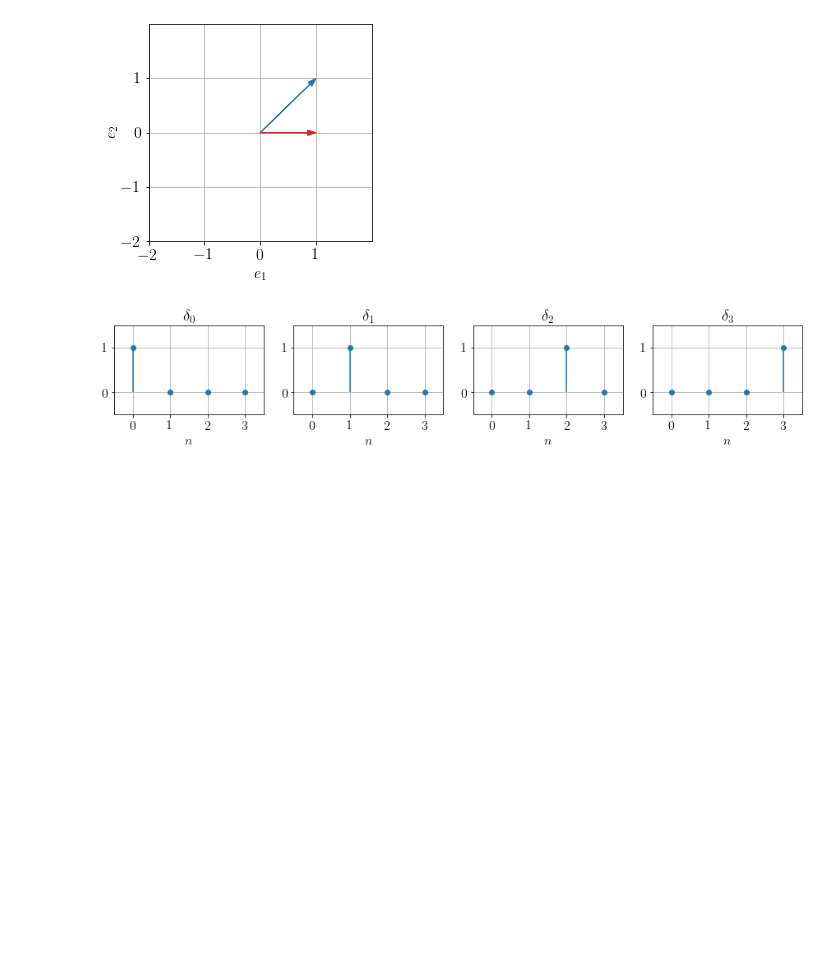
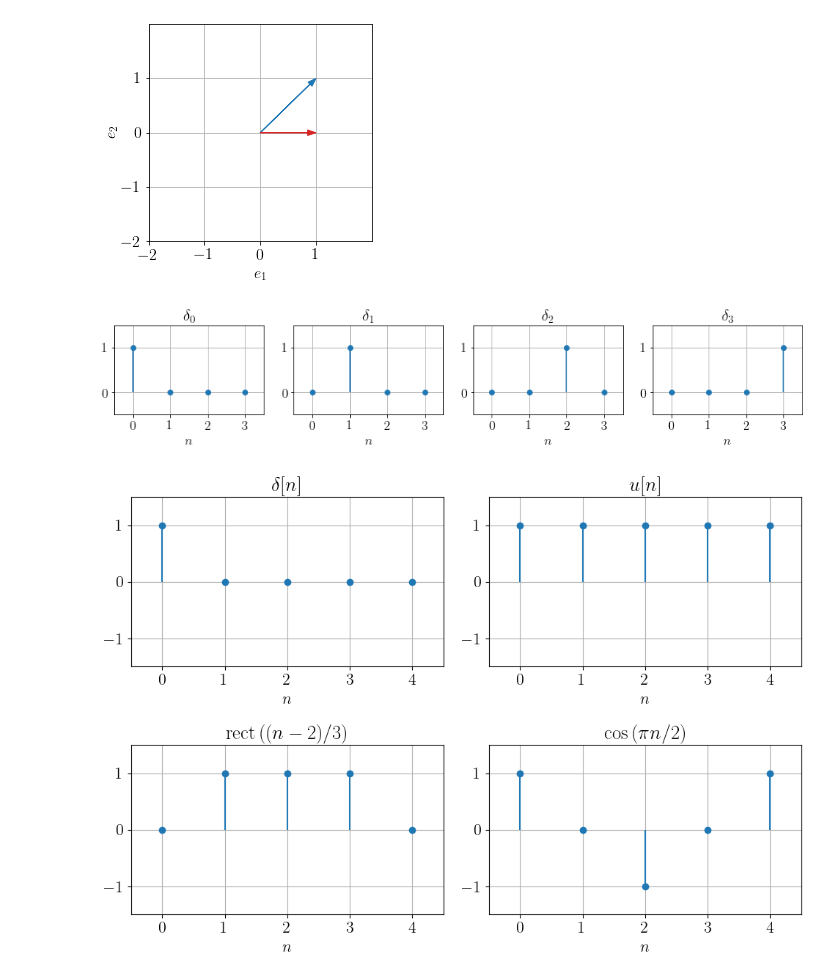
Before and after one commit to vincmazet/signal1, a Jupyter notebook: vectoriel/figs-vect.ipynb, the cells around one changed output. Cells and saved outputs as stored; diff of their text form; code cells hidden in the pictures; blank space fills up the shorter version.

```diff
--- a/vectoriel/figs-vect.ipynb
+++ b/vectoriel/figs-vect.ipynb
@@ -64,3 +64,28 @@ for k in range(N):
 plt.savefig('base-canonique.svg')
 # %% [output]
 [figure]
+# %%
+# TD : exercice 1
+
+N = 5
+n = np.arange(N)
+fig, axs = plt.subplots(2, 2, figsize=(10,7))
+axs = axs.ravel()
+
+def display(ax, x, title):
+    ax.stem(n, x, basefmt= " ")
+    ax.set_xlabel("$n$")
+    ax.set_title(f"{title}")
+    ax.set_xlim([-.5, N-.5])
+    ax.set_ylim([-1.5, 1.5])
+    ax.set_xticks(np.arange(0, N))
+
+display(axs[0], [1, 0, 0, 0, 0],  r"$\delta[n]$")
+display(axs[1], [1, 1, 1, 1, 1],  r"$u[n]$")
+display(axs[2], [0, 1, 1, 1, 0],  r"$\mathrm{rect}\left((n-2)/3\right)$")
+display(axs[3], [1, 0, -1, 0, 1], r"$\cos\left(\pi n/2\right)$")
+
+plt.tight_layout()
+plt.savefig('exo1.svg')
+# %% [output]
+[figure, added]
```
Also changed, not shown: 3 other files.
